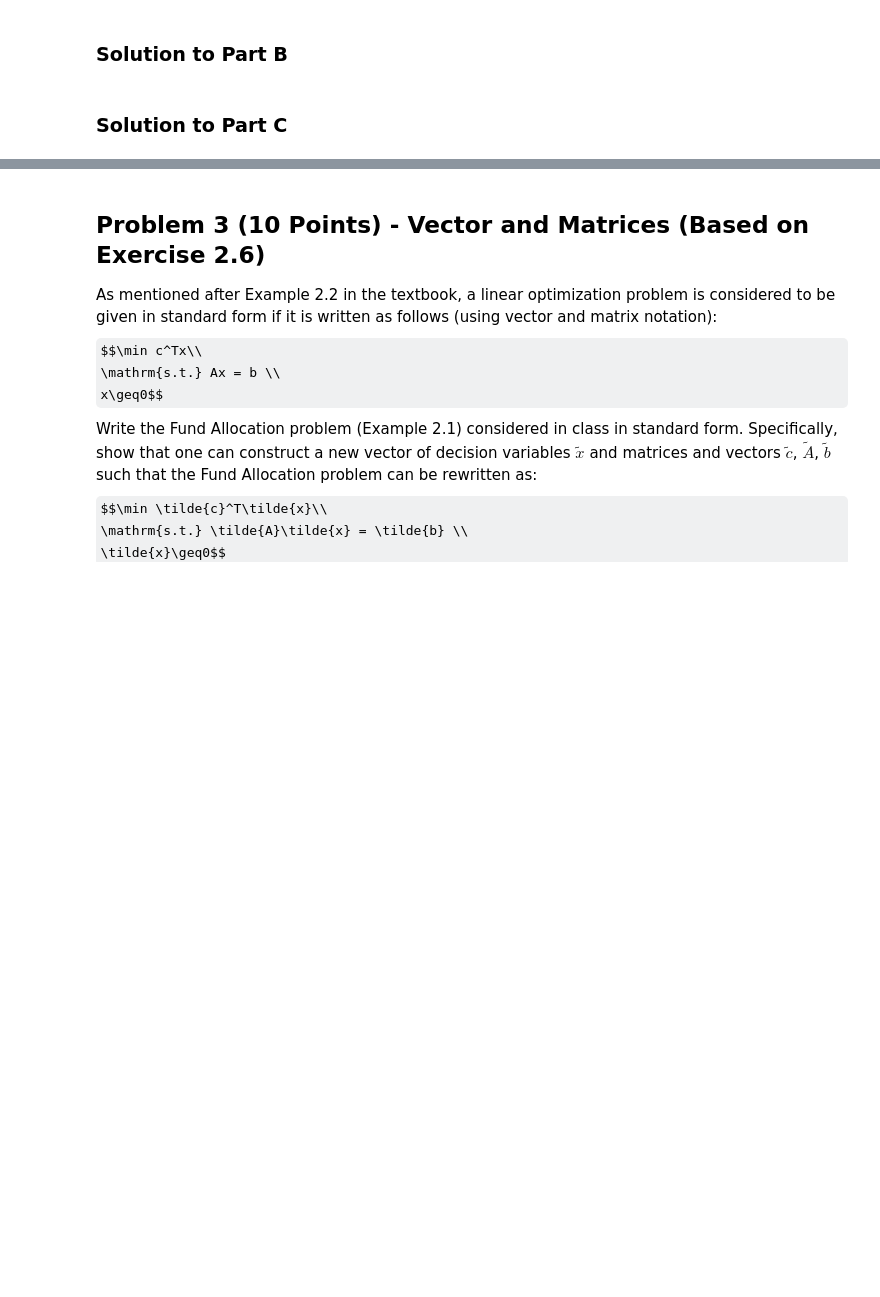
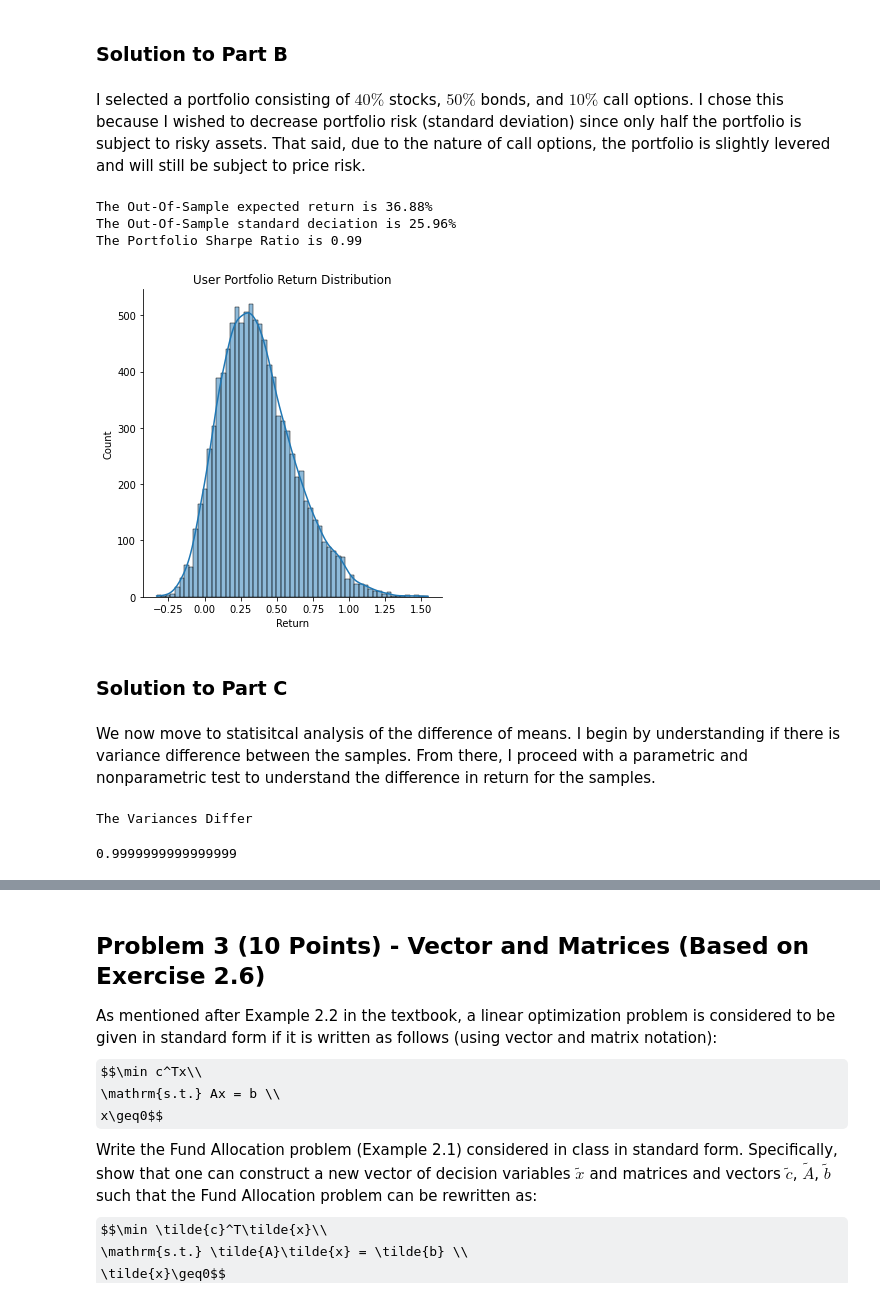
Before and after one commit to jdean53/GeneralWork, a Jupyter notebook: FinOps/HW1.ipynb, the cells around one changed output, grey strips where cells are left out. Saved outputs shown, nothing was run; the diff lists cells and outputs as text; code cells hidden in the pictures; some formulas as TeX source; blank space fills up the shorter version.

```diff
--- a/FinOps/HW1.ipynb
+++ b/FinOps/HW1.ipynb
@@ -87,2 +146,41 @@ s_bear, s_base, s_bull + epsilon
+# %% [markdown]
+I selected a portfolio consisting of $40\%$ stocks, $50\%$ bonds, and $10\%$ call options.  I chose this because I wished to decrease portfolio risk (standard deviation) since only half the portfolio is subject to risky assets.  That said, due to the nature of call options, the portfolio is slightly levered and will still be subject to price risk.
+# %%
+'''Portfolio Allocation -- Portfolio Initial Value is Bankroll'''
+s_alloc = 0.4
+b_alloc = 0.5
+c_alloc = 0.1
+s_units = np.floor((portfolio_val_init * s_alloc) / s0)
+b_units = np.floor((portfolio_val_init * b_alloc) / b0)
+c_units = np.floor((portfolio_val_init * c_alloc) / c0)
+
+'''Portfolio values at initial entry and at expiry cases'''
+user_portfolio_val_init = s_units * s0 + b_units * b0 + c_units * c0
+user_portfolio_val_bear = s_units * s_bear + b_units * b_end + c_units * option_payoff_bear
+user_portfolio_val_base = s_units * s_base + b_units * b_end + c_units * option_payoff_base
+user_portfolio_val_bull = s_units * s_bull + b_units * b_end + c_units * option_payoff_bull
+
+'''Dataframe for values with calculated mean'''
+user_portfolio_cases = pd.DataFrame(columns=['bear', 'base', 'bull'])
+user_portfolio_cases['bear'] = user_portfolio_val_bear / user_portfolio_val_init - 1
+user_portfolio_cases['base'] = user_portfolio_val_base / user_portfolio_val_init - 1
+user_portfolio_cases['bull'] = user_portfolio_val_bull / user_portfolio_val_init - 1
+user_portfolio_cases['mean'] = p_bull * user_portfolio_cases['bull'] + p_base * user_portfolio_cases['base'] + p_bear + user_portfolio_cases['bear']
+
+user_mean = user_portfolio_cases['mean'].mean()
+user_std = user_portfolio_cases['mean'].std()
+print('The Out-Of-Sample expected return is {:.2%}'.format(user_mean))
+print('The Out-Of-Sample standard deciation is {:.2%}'.format(user_std))
+print('The Portfolio Sharpe Ratio is {:.2f}'.format((user_mean - (b_end/b0 - 1)) / user_std))
+
+'''Plotted Result'''
+ax = sns.displot(user_portfolio_cases['mean'], kde=True)
+ax.set(xlabel='Return', title='User Portfolio Return Distribution')
+plt.show()
+# %% [output]
+The Out-Of-Sample expected return is 36.88%
+The Out-Of-Sample standard deciation is 25.96%
+The Portfolio Sharpe Ratio is 0.99
+[figure, added]
 # %% [markdown]
 ### Solution to Part C
@@ -90,0 +187,17 @@ s_bear, s_base, s_bull + epsilon
+# %% [markdown]
+We now move to statisitcal analysis of the difference of means.  I begin by understanding if there is variance difference between the samples.  From there, I proceed with a parametric and nonparametric test to understand the difference in return for the samples.
+# %%
+'''Significance Level and Variance Test'''
+alpha = 0.001 # Used because sample is very large
+
+F_stat = opt_std ** 2 / user_std ** 2
+if stats.f.cdf(F_stat, M-1, M-1) > alpha:
+    print('The Variances Differ')
+else:
+    print('The Variances are the same')
+# %% [output]
+The Variances Differ
+# %%
+stats.f.cdf(F_stat, M-1, M-1)
+# %% [output]
+0.9999999999999999
```
Also changed, not shown: parts of 11 cells of this notebook.
